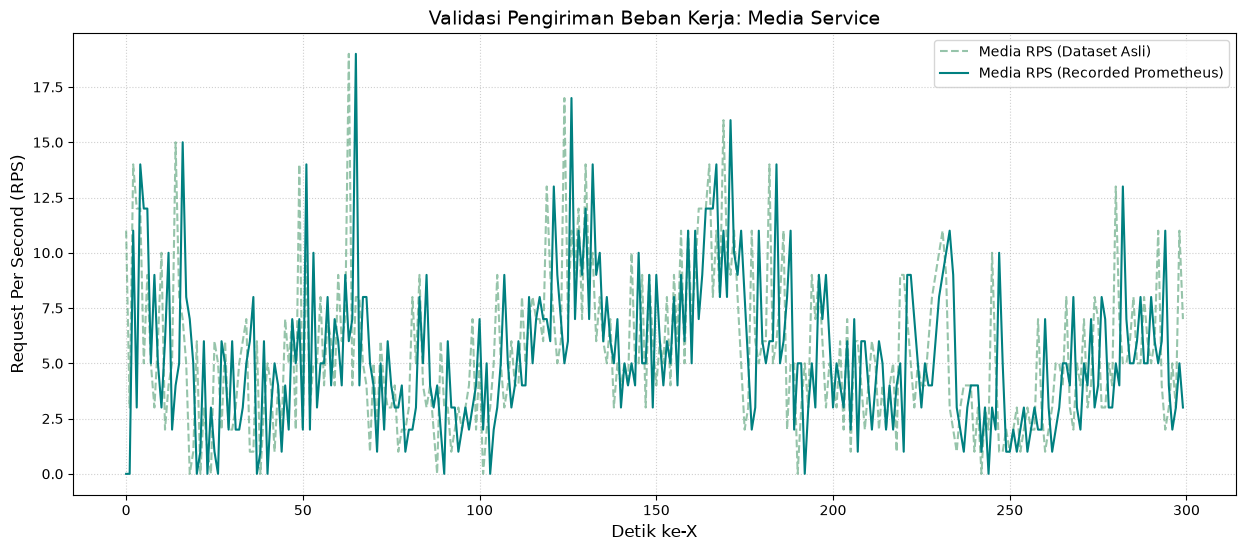
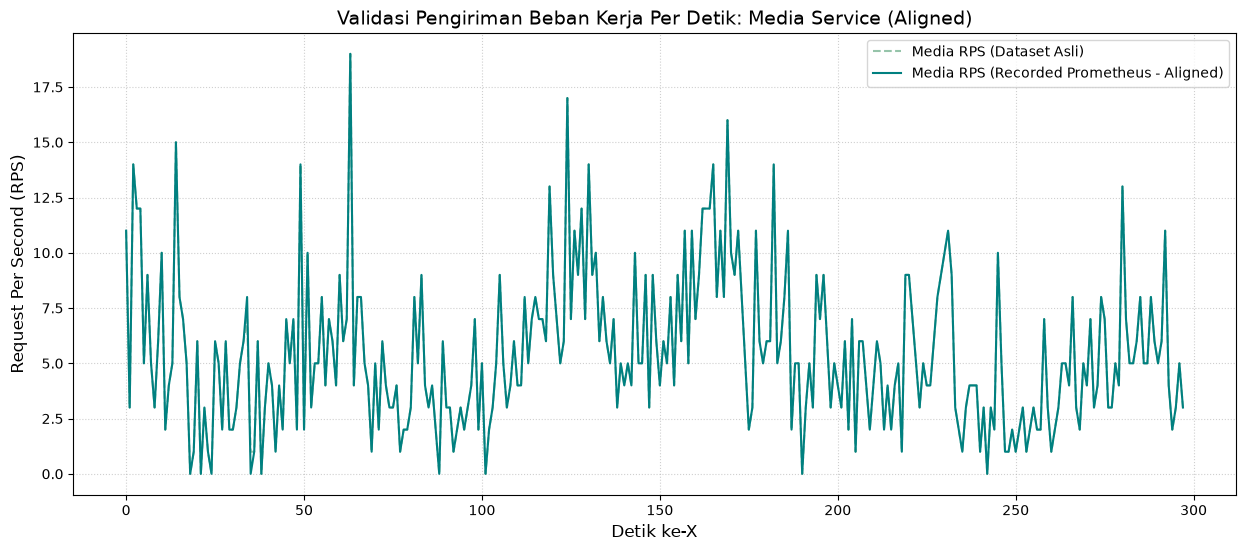
The notebook cell's code change between the first figure and the second:
--- before
+++ after
@@ -1,7 +1,8 @@
 plt.figure(figsize=(15, 6))
-plt.plot(orig_slice['Media_Service'].values, label='Media RPS (Dataset Asli)', color='seagreen', alpha=0.5, linestyle='--')
-plt.plot(df_collected['rps_media'].values, label='Media RPS (Recorded Prometheus)', color='teal')
+# Visualisasi dengan alignment 2 detik
+plt.plot(orig_media, label='Media RPS (Dataset Asli)', color='seagreen', alpha=0.5, linestyle='--')
+plt.plot(coll_media, label='Media RPS (Recorded Prometheus - Aligned)', color='teal')
 
-plt.title('Validasi Pengiriman Beban Kerja: Media Service', fontsize=14)
+plt.title('Validasi Pengiriman Beban Kerja Per Detik: Media Service (Aligned)', fontsize=14)
 plt.xlabel('Detik ke-X', fontsize=12)
 plt.ylabel('Request Per Second (RPS)', fontsize=12)
@@ -11,8 +12,8 @@
 
 plt.figure(figsize=(15, 6))
-plt.plot(orig_slice['Content_Service'].values, label='Content RPS (Dataset Asli)', color='coral', alpha=0.5, linestyle='--')
-plt.plot(df_collected['rps_content'].values, label='Content RPS (Recorded Prometheus)', color='indigo')
+plt.plot(orig_content, label='Content RPS (Dataset Asli)', color='coral', alpha=0.5, linestyle='--')
+plt.plot(coll_content, label='Content RPS (Recorded Prometheus - Aligned)', color='indigo')
 
-plt.title('Validasi Pengiriman Beban Kerja: Content Service', fontsize=14)
+plt.title('Validasi Pengiriman Beban Kerja Per Detik: Content Service (Aligned)', fontsize=14)
 plt.xlabel('Detik ke-X', fontsize=12)
 plt.ylabel('Request Per Second (RPS)', fontsize=12)

Commit: docs: calculate aligned per-second telemetry validation accuracy